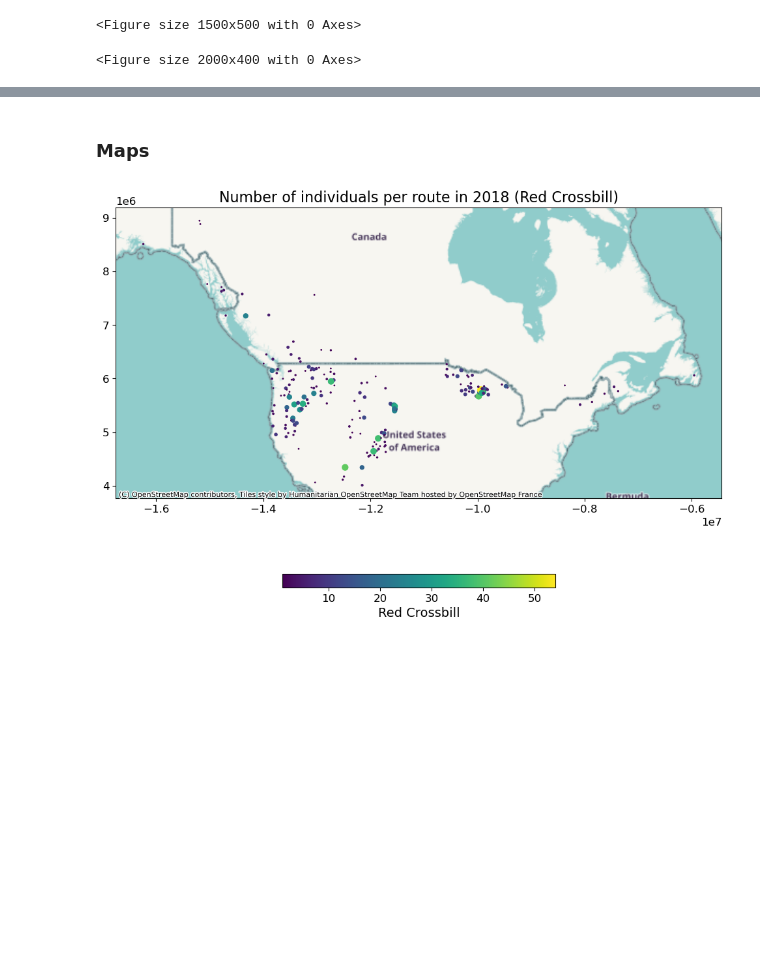
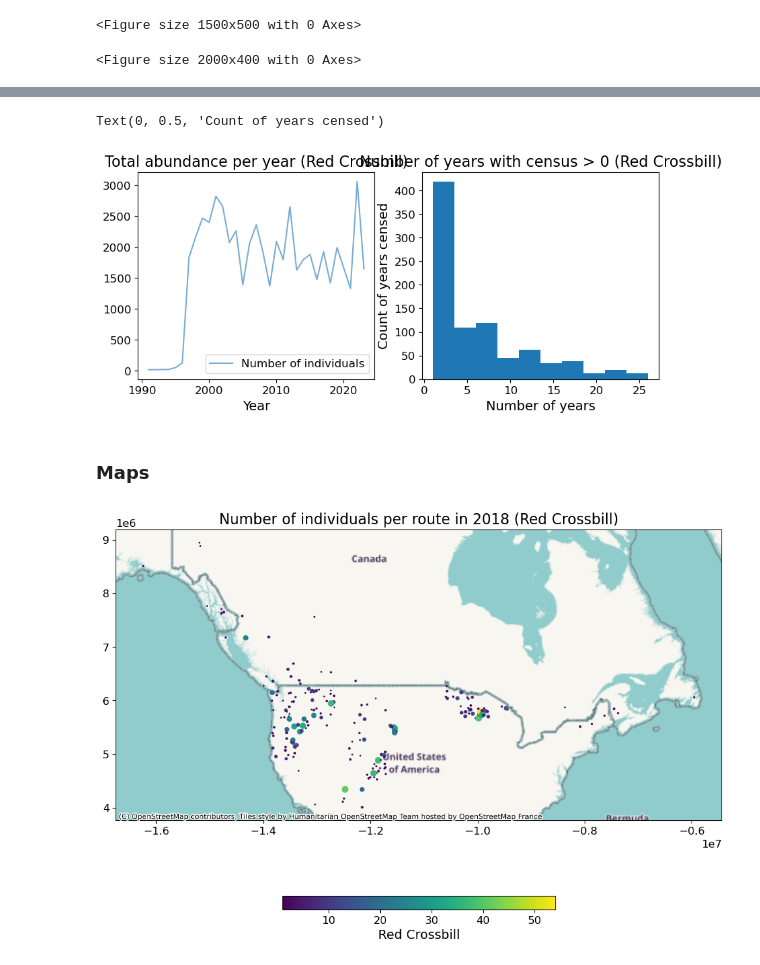
Before and after one commit to horaciosamaniego/bbs, a Jupyter notebook: ts_processing.ipynb, the cells around one changed output, grey strips where cells are left out. Saved outputs shown, nothing was run; the diff lists cells and outputs as text; code cells hidden in the pictures; blank space fills up the shorter version.

```diff
--- a/ts_processing.ipynb
+++ b/ts_processing.ipynb
@@ -368,3 +370,18 @@ Text(0, 0.5, 'Individuals')
+# %%
+# Total abundance per year for AOU 4920 (Piñon Jay)
+
+fig,axes = plt.subplots(figsize=(10, 4),nrows=1,ncols=2)
+Totals[Totals['AOU']==spp][['Year','Number of individuals']].groupby('Year').sum().plot(kind='line',alpha=.6, title='Total abundance per year ('+sppname+')',ax=axes[0])
+
+
+# Number of years with census > 0
+Totals[Totals['AOU']==spp][['Year','ruta']].groupby('ruta').count()['Year'].plot(kind='hist',ax=axes[1])
+axes[1].set_title('Number of years with census > 0 ('+sppname+')')
+axes[1].set_xlabel('Number of years')
+axes[1].set_ylabel('Count of years censed')
+# %% [output]
+Text(0, 0.5, 'Count of years censed')
+[figure, added]
 # %% [markdown]
 ### Maps
 # %%
```
Also changed, not shown: parts of 18 cells of this notebook.
